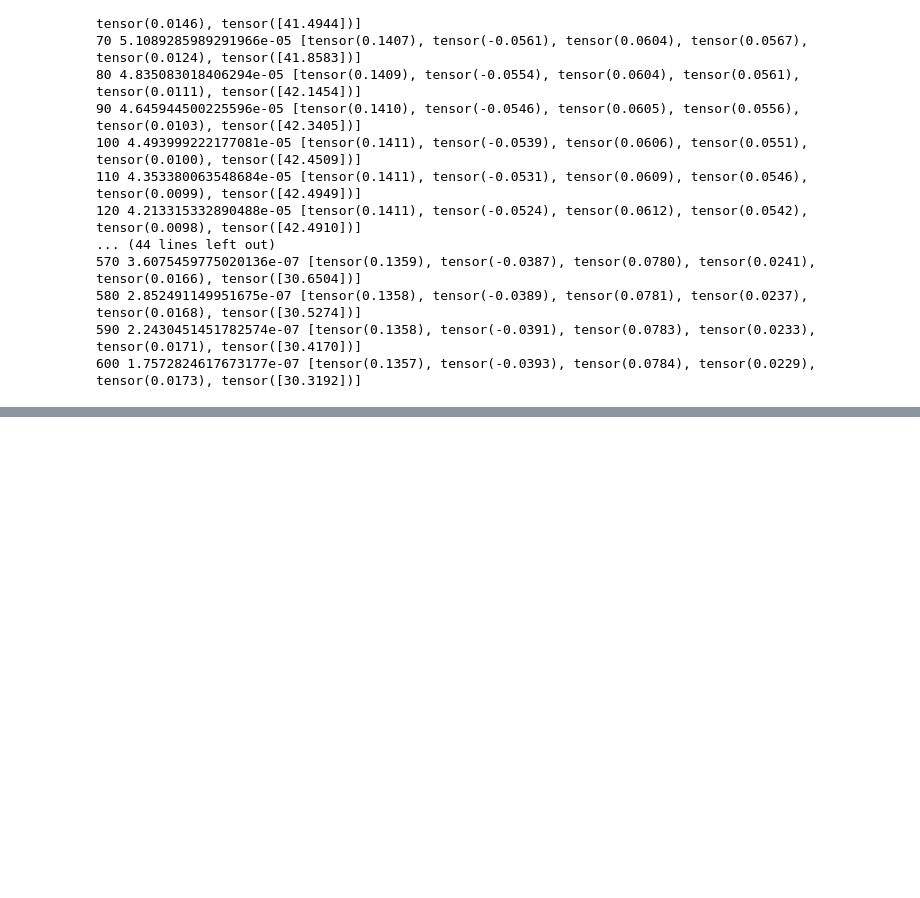
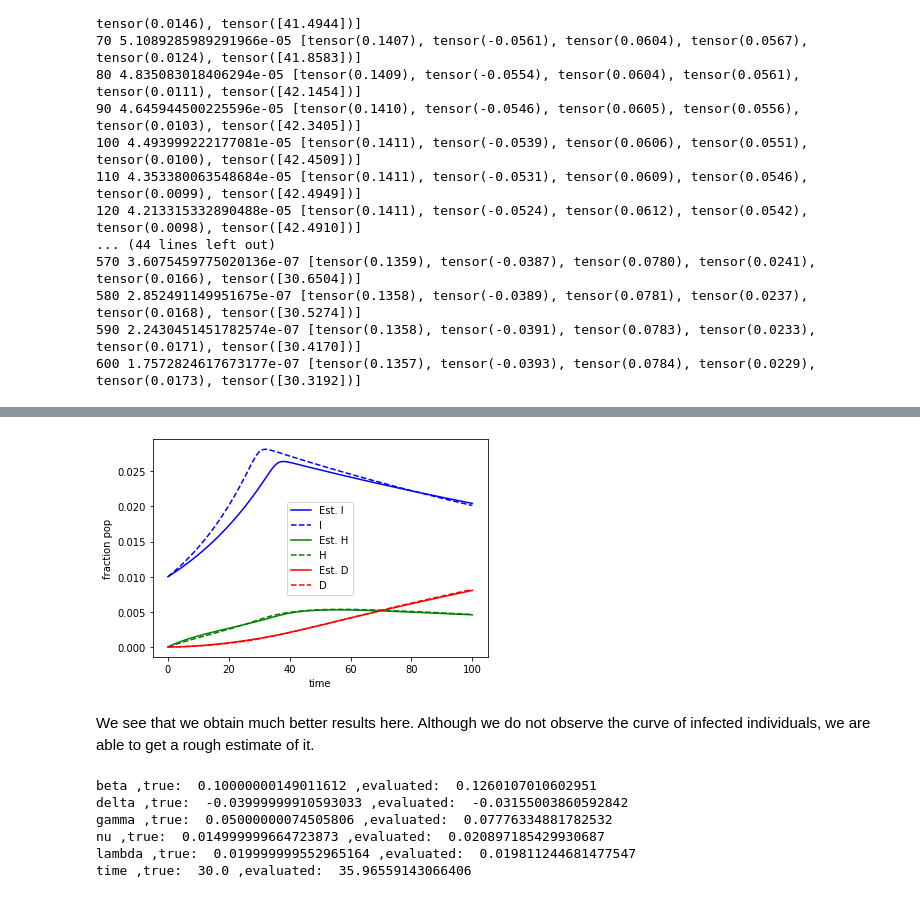
Before and after one commit to mlelarge/fitting_model_epidemiology, a Jupyter notebook: Synthetic_data.ipynb, the cells around one changed output, grey strips where cells are left out. Saved outputs shown, nothing was run; the diff lists cells and outputs as text; code cells hidden in the pictures; blank space fills up the shorter version.

```diff
--- a/Synthetic_data.ipynb
+++ b/Synthetic_data.ipynb
@@ -140,0 +236,7 @@ true:  30.0 evaluated:  30.319229125976562
+# %%
+optimizer_time = optim.RMSprop([{'params': [ihd_time.b1, ihd_time.b2, ihd_time.g, ihd_time.nu, ihd_time.l]},
+                                {'params': ihd_time.time, 'lr' : 1.}], lr=1e-3)
+criterion = nn.MSELoss()
+
+best_loss_hosp, best_parms_hosp = ihd_fit.trainig_hosp(ihd_time, init=true_init, t=t, optimizer=optimizer_time,
+                                        criterion=criterion,niters=500,data=(y_synt[:,1],y_synt[:,2]))
@@ -140,0 +261,7 @@ true:  30.0 evaluated:  30.319229125976562
+# %%
+optimizer_time = optim.RMSprop([{'params': [ihd_time.b1, ihd_time.b2, ihd_time.g, ihd_time.nu, ihd_time.l]},
+                                {'params': ihd_time.time, 'lr' : 1.}], lr=1e-4)
+criterion = nn.MSELoss()
+
+best_loss_hosp, best_parms_hosp = ihd_fit.trainig_hosp(ihd_time, init=true_init, t=t, optimizer=optimizer_time,
+                                        criterion=criterion,niters=500,data=(y_synt[:,1],y_synt[:,2]))
@@ -140,0 +286,7 @@ true:  30.0 evaluated:  30.319229125976562
+# %%
+optimizer_time = optim.RMSprop([{'params': [ihd_time.b1, ihd_time.b2, ihd_time.g, ihd_time.nu, ihd_time.l]},
+                                {'params': ihd_time.time, 'lr' : 1.}], lr=1e-4)
+criterion = nn.MSELoss()
+
+best_loss_hosp, best_parms_hosp = ihd_fit.trainig_hosp(ihd_time, init=true_init, t=t, optimizer=optimizer_time,
+                                        criterion=criterion,niters=500,data=(y_synt[:,1],y_synt[:,2]))
@@ -140,0 +311,30 @@ true:  30.0 evaluated:  30.319229125976562
+# %%
+ihd_inf = ihd_fit.get_best_model(best_parms_hosp)
+y_inf = ihd_fit.predic_ode(ihd_inf, true_init,t)
+# %%
+plt.plot(y_inf[:,0], 'b', label='Est. I')
+plt.plot(y_synt[:,0], 'b--', label='I')
+plt.plot(y_inf[:,1], 'g', label='Est. H')
+plt.plot(y_synt[:,1], 'g--', label='H')
+plt.plot(y_inf[:,2], 'r', label='Est. D')
+plt.plot(y_synt[:,2], 'r--', label='D')
+plt.ylabel('fraction pop')
+plt.xlabel('time')
+plt.legend();
+# %% [output]
+[figure, added]
+# %% [markdown]
+We see that we obtain much better results here. Although we do not observe the curve of infected individuals, we are able to get a rough estimate of it.
+# %%
+for i,p in enumerate(best_parms_hosp):
+    try:
+        print(name_parms[i], ',true: ', parms[i].item(), ',evaluated: ', p.data.item())
+    except:
+        print('time', ',true: ', time.item(), ',evaluated: ', p.data.item())
+# %% [output]
+beta ,true:  0.10000000149011612 ,evaluated:  0.1260107010602951
+delta ,true:  -0.03999999910593033 ,evaluated:  -0.03155003860592842
+gamma ,true:  0.05000000074505806 ,evaluated:  0.07776334881782532
+nu ,true:  0.014999999664723873 ,evaluated:  0.020897185429930687
+lambda ,true:  0.019999999552965164 ,evaluated:  0.019811244681477547
+time ,true:  30.0 ,evaluated:  35.96559143066406
```
Also changed, not shown: parts of 24 cells of this notebook, 1 other file.
